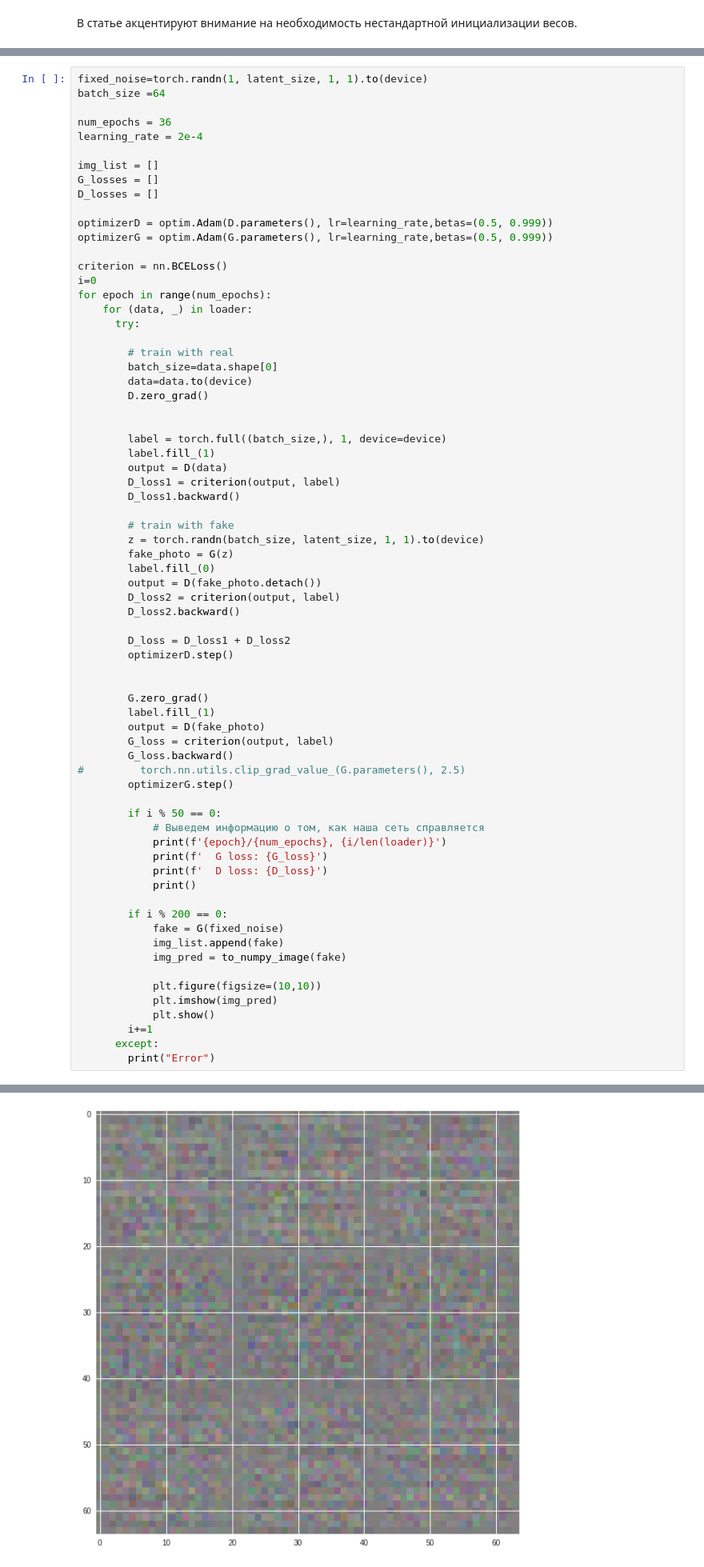
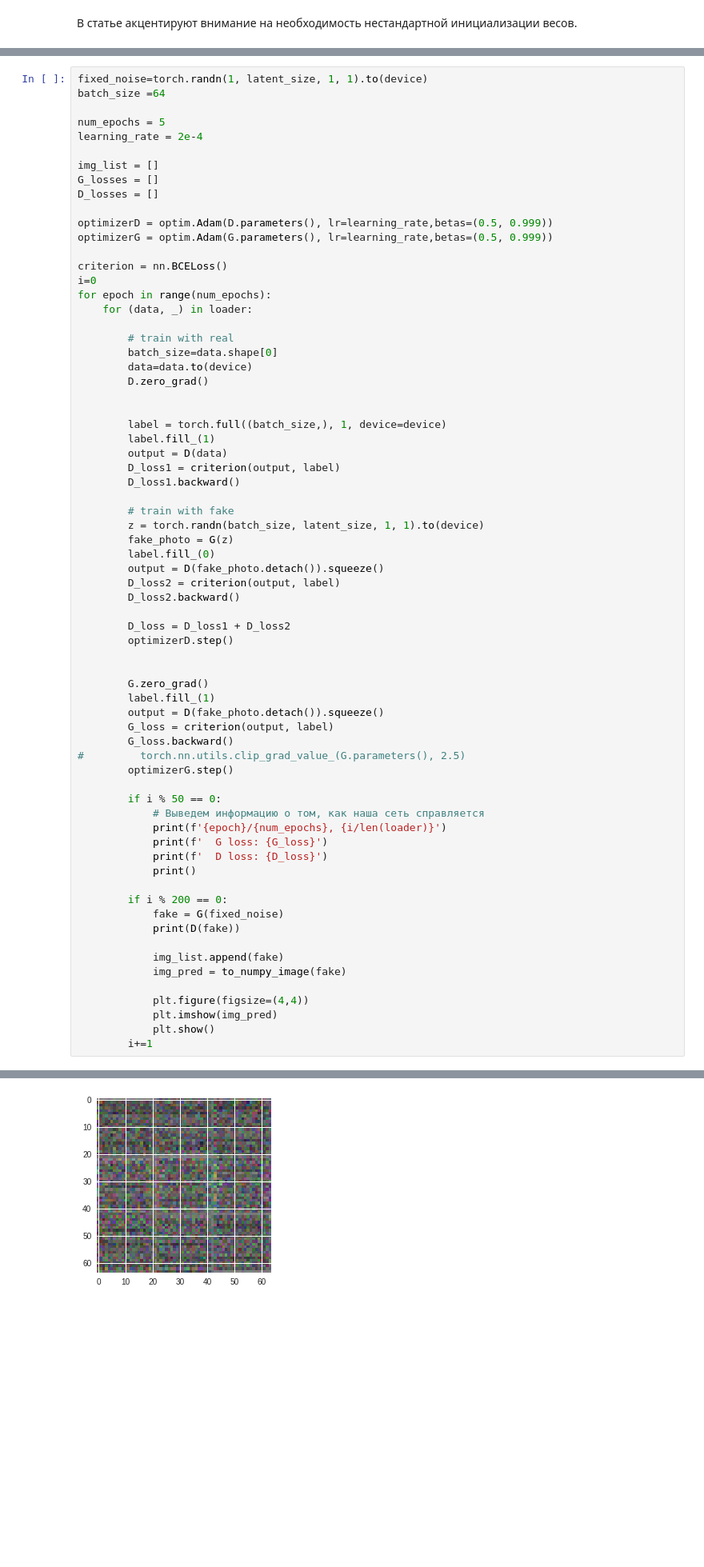
Before and after one commit to Neafiol/Tinkoff, a Jupyter notebook: GAN/gans.ipynb, the cells around one changed output, grey strips where cells are left out. Shown: that part at 80% size. Saved outputs shown, nothing was run; the diff lists cells and outputs as text; blank space fills up the shorter version.

```diff
--- a/GAN/gans.ipynb
+++ b/GAN/gans.ipynb
@@ -226,7 +223,7 @@ def to_numpy_image(img):
 fixed_noise=torch.randn(1, latent_size, 1, 1).to(device)
 batch_size =64
 
-num_epochs = 36
+num_epochs = 5
 learning_rate = 2e-4
 
 img_list = []
@@ -240,7 +237,6 @@ criterion = nn.BCELoss()
 i=0
 for epoch in range(num_epochs):
     for (data, _) in loader:
-      try:
 
         # train with real
         batch_size=data.shape[0]
@@ -258,7 +254,7 @@ for epoch in range(num_epochs):
         z = torch.randn(batch_size, latent_size, 1, 1).to(device)
         fake_photo = G(z)
         label.fill_(0)
-        output = D(fake_photo.detach())
+        output = D(fake_photo.detach()).squeeze()
         D_loss2 = criterion(output, label)
         D_loss2.backward()
 
@@ -268,7 +264,7 @@ for epoch in range(num_epochs):
 
         G.zero_grad()
         label.fill_(1)
-        output = D(fake_photo)
+        output = D(fake_photo.detach()).squeeze()
         G_loss = criterion(output, label)
         G_loss.backward()
 #         torch.nn.utils.clip_grad_value_(G.parameters(), 2.5)
@@ -283,13 +279,13 @@ for epoch in range(num_epochs):
 
         if i % 200 == 0:
             fake = G(fixed_noise)
+            print(D(fake))
+
             img_list.append(fake)
             img_pred = to_numpy_image(fake)
 
-            plt.figure(figsize=(10,10))
+            plt.figure(figsize=(4,4))
             plt.imshow(img_pred)
             plt.show()
         i+=1
-      except:
-        print("Error")
 # %% [output]
@@ -299 +297 @@ for epoch in range(num_epochs):
-[figure, old version]
+[figure, new version]
```
Also changed, not shown: parts of 3 cells of this notebook.
